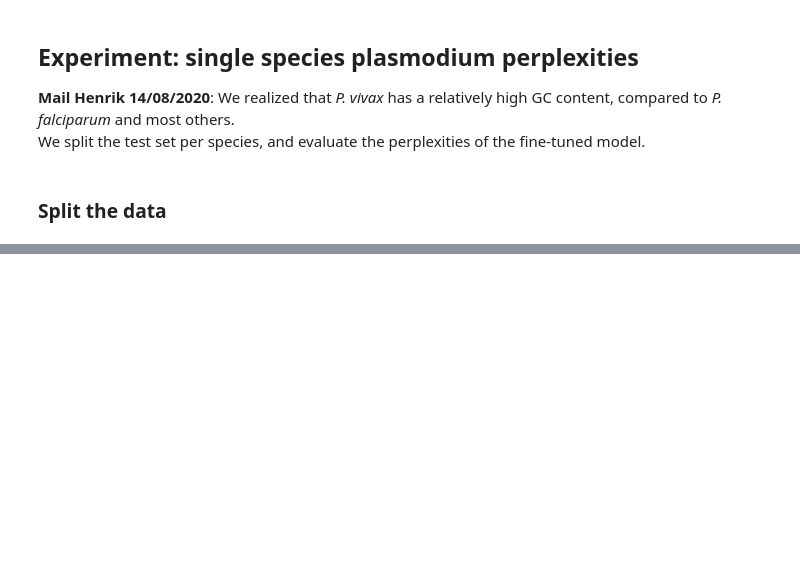
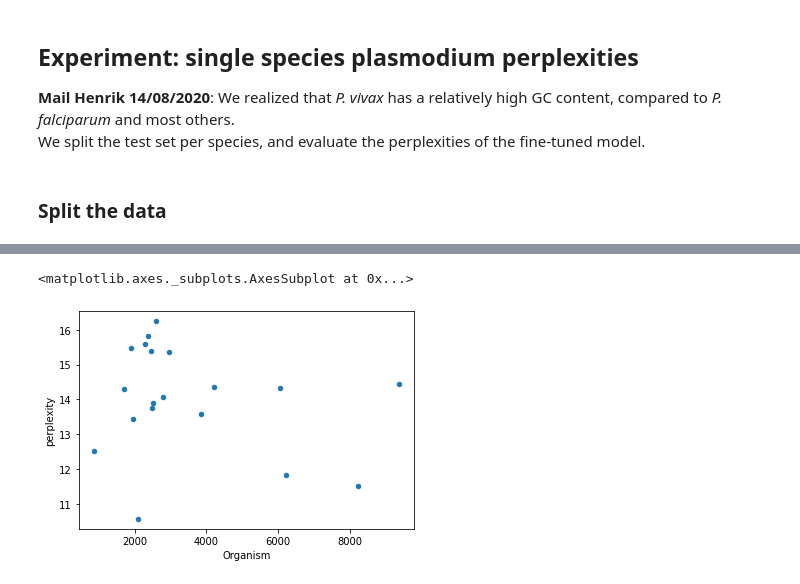
Before and after one commit to fteufel/master-thesis, a Jupyter notebook: perplexity_experiments/species_level_perplexities.ipynb, the cells around one changed output, grey strips where cells are left out. Saved outputs shown, nothing was run; the diff lists cells and outputs as text; code cells hidden in the pictures; blank space fills up the shorter version.

```diff
--- a/perplexity_experiments/species_level_perplexities.ipynb
+++ b/perplexity_experiments/species_level_perplexities.ipynb
@@ -106,0 +72,13 @@ pd.DataFrame([pd.Series(testdict), pd.Series(lendict)], index = ['perplexity', '
+# %%
+df_train = pd.read_csv('plasmodium_train_full.tsv', sep = '\t')
+organisms = df_train['Organism'].value_counts()
+
+df_train = pd.DataFrame(organisms).reset_index()
+df_train['species_name'] = df_train['index'].apply(lambda x: " ".join(x.split()[:2]))
+
+df_train = df_train.groupby('species_name').sum()
+# %%
+df_summary.join(df_train).plot.scatter(x = 'Organism', y= 'perplexity')
+# %% [output]
+<matplotlib.axes._subplots.AxesSubplot at 0x...>
+[figure, added]
```
Also changed, not shown: parts of 15 cells of this notebook.
